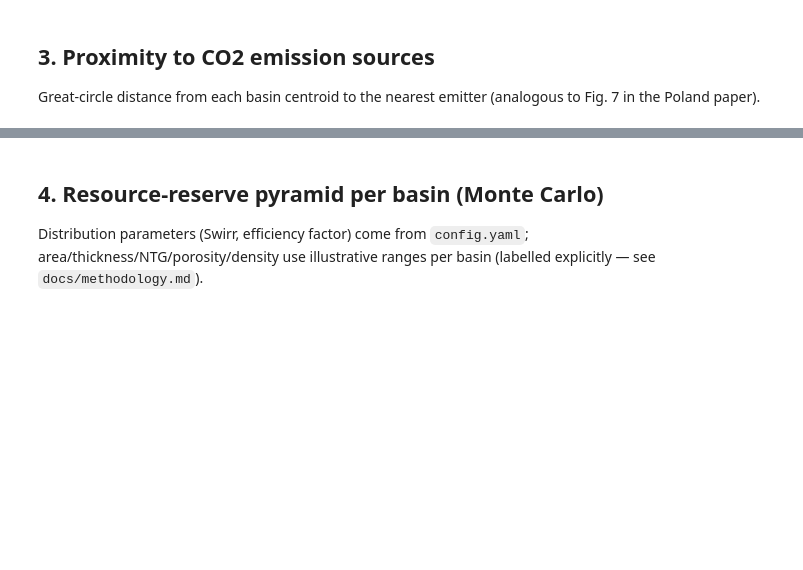
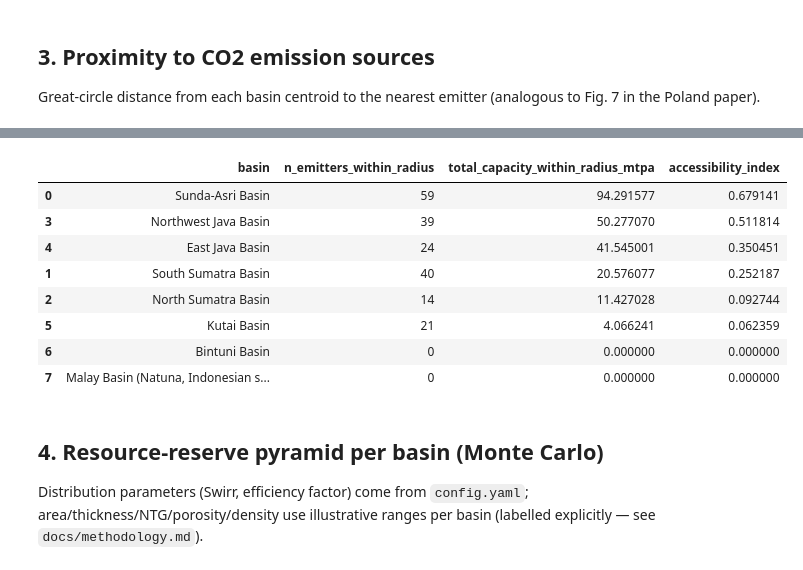
Before and after one commit to Arsyrahmatullah/ccs-screening, a Jupyter notebook: notebooks/00_tier1_national_screening.ipynb, the cells around one changed output, grey strips where cells are left out. Cells and saved outputs as stored; diff of their text form; code cells hidden in the pictures; blank space fills up the shorter version.

```diff
--- a/notebooks/00_tier1_national_screening.ipynb
+++ b/notebooks/00_tier1_national_screening.ipynb
@@ -167,3 +180,27 @@ basins_with_proximity[cols].sort_values("nearest_emitter_km")
+# %%
+
+ts = cfg["tier1_scoring"]
+
+basins_scored = basin_accessibility_scores(
+    basins, emitters,
+    radius_km=ts["search_radius_km"],
+    min_distance_floor_km=ts["min_distance_floor_km"],
+    basin_lat_col="lat", basin_lon_col="lon",
+    emitter_lat_col="lat", emitter_lon_col="lon",
+    capacity_col="capacity_mtpa_co2_est" if "capacity_mtpa_co2_est" in emitters.columns else "lat",  # fallback avoids KeyError; falls back to count-only weighting
+)
+basins_scored[["basin", "n_emitters_within_radius", "total_capacity_within_radius_mtpa", "accessibility_index"]] \
+    .sort_values("accessibility_index", ascending=False)
+# %% [output]
+|  | basin | n_emitters_within_radius | total_capacity_within_radius_mtpa | accessibility_index |
+| 0 | Sunda-Asri Basin | 59 | 94.291577 | 0.679141 |
+| 3 | Northwest Java Basin | 39 | 50.277070 | 0.511814 |
+| 4 | East Java Basin | 24 | 41.545001 | 0.350451 |
+| 1 | South Sumatra Basin | 40 | 20.576077 | 0.252187 |
+| 2 | North Sumatra Basin | 14 | 11.427028 | 0.092744 |
+| 5 | Kutai Basin | 21 | 4.066241 | 0.062359 |
+| 6 | Bintuni Basin | 0 | 0.000000 | 0.000000 |
+| 7 | Malay Basin (Natuna, Indonesian s... | 0 | 0.000000 | 0.000000 |
 # %% [markdown]
 ## 4. Resource-reserve pyramid per basin (Monte Carlo)
 
```
Also changed, not shown: parts of 12 cells of this notebook, 6 other files.
